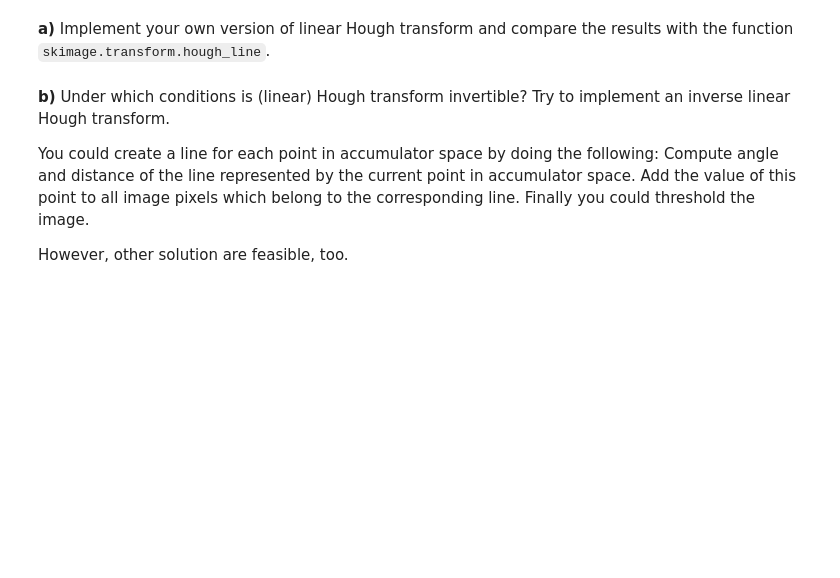
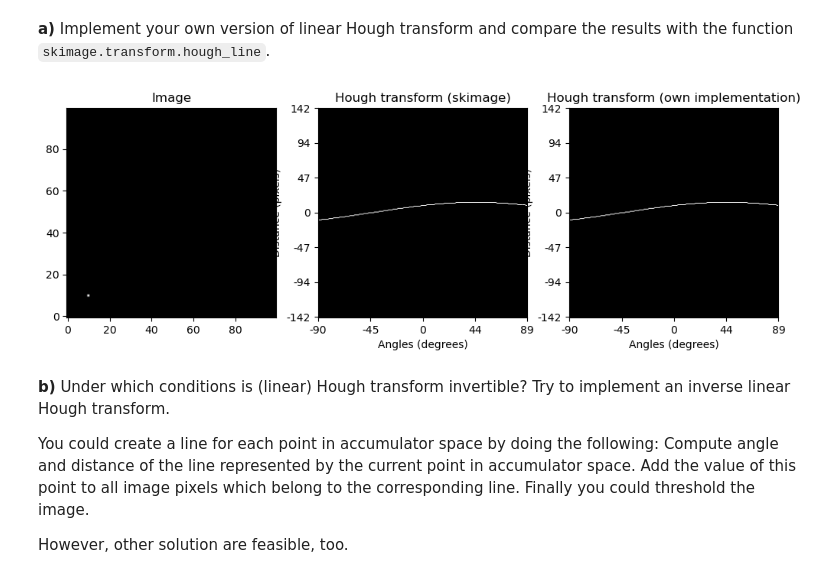
Before and after one commit to Moorboor/ComputerVision, a Jupyter notebook: Homeworks/4/sheet04.ipynb, the cells around one changed output. Saved outputs shown, nothing was run; the diff lists cells and outputs as text; code cells hidden in the pictures; blank space fills up the shorter version.

```diff
--- a/Homeworks/4/sheet04.ipynb
+++ b/Homeworks/4/sheet04.ipynb
@@ -436,16 +436,32 @@ def my_hough_line(img, angles=180):
         accumulator (numpy.ndarray): The accumulator space.
     """
     # YOUR CODE HERE
-    raise NotImplementedError()
+      # Create the accumulator
+    diag_len = int(np.ceil(np.sqrt(img.shape[0]**2 + img.shape[1]**2)))  # Max possible r
+    r_bins = 2 * diag_len + 1  # Include negative distances
+    accumulator = np.zeros((r_bins, angles), dtype=np.uint64)
+
+    # Define theta values
+    theta_range = np.linspace(-np.pi / 2, np.pi / 2, angles)
+
+    # Find all non-zero points in the image
+    y_idxs, x_idxs = np.nonzero(img)
+
+    # Populate the accumulator
+    for x, y in zip(x_idxs, y_idxs):
+        for theta_idx, theta in enumerate(theta_range):
+            r = int(x * np.cos(theta) + y * np.sin(theta))  # Compute r
+            r_idx = r + diag_len  # Shift r to non-negative indices
+            accumulator[r_idx, theta_idx] += 1  # Increment the accumulator bin
+
     return accumulator
-
 
 img = np.zeros((100,100))
 
 # You may try different paintings here:
-#point(img, (10,10))
+point(img, (10,10))
 #line(img,(10,20),(70,20))
-polygon(img,[(20,10),(80,50),(80,80),(30,60)])
+#polygon(img,[(20,10),(80,50),(80,80),(30,60)])
 
 
 fig, [ax1, ax2, ax3] = plt.subplots(1,3, figsize=(12,4))
@@ -453,35 +469,37 @@ plt.gray()
 
 # original image
 ax1.set_title('Image');
 ax1.imshow(img, origin = 'lower')
 
 # skimage
 out, angles, d = hough_line(img)
 
 out_resized = resize(out, (out.shape[0], out.shape[0]), anti_aliasing=True, preserve_range=True)
-ax2.set_title('Hough transform (skimage)');
+ax2.set_title('Hough transform (skimage)')
 ax2.set_xlabel('Angles (degrees)')
 ax2.set_ylabel('Distance (pixels)')
 ax2.imshow(np.log(1 + out_resized), origin = 'lower', cmap='gray')
 ax2.set_yticks(np.linspace(0, out.shape[0], 7))
 ax2.set_yticklabels((-1 * np.linspace(d[-1], d[0], 7)).astype(int))
 ax2.set_xticks(np.linspace(0, out.shape[0], 5))
 ax2.set_xticklabels(np.linspace(np.rad2deg(angles[0]), np.rad2deg(angles[-1]), 5).astype(int))
 
 # own implementation
 my_out = my_hough_line(img)
 
 my_out_resized = resize(out, (out.shape[0], out.shape[0]), anti_aliasing=True, preserve_range=True)
-ax3.set_title('Hough transform (own implementation)');
+ax3.set_title('Hough transform (own implementation)')
 ax3.set_xlabel('Angles (degrees)')
 ax3.set_ylabel('Distance (pixels)')
 ax3.imshow(np.log(1 + my_out_resized), origin = 'lower', cmap='gray')
 ax3.set_yticks(np.linspace(0, out.shape[0], 7))
 ax3.set_yticklabels((-1 * np.linspace(d[-1], d[0], 7)).astype(int))
 ax3.set_xticks(np.linspace(0, out.shape[0], 5))
 ax3.set_xticklabels(np.linspace(np.rad2deg(angles[0]), np.rad2deg(angles[-1]), 5).astype(int))
 
 plt.show()
+# %% [output]
+[figure, added]
 # %% [markdown]
 **b)** Under which conditions is (linear) Hough transform invertible? Try to implement an inverse linear Hough transform.
 
```
Also changed, not shown: parts of 1 cell of this notebook.
